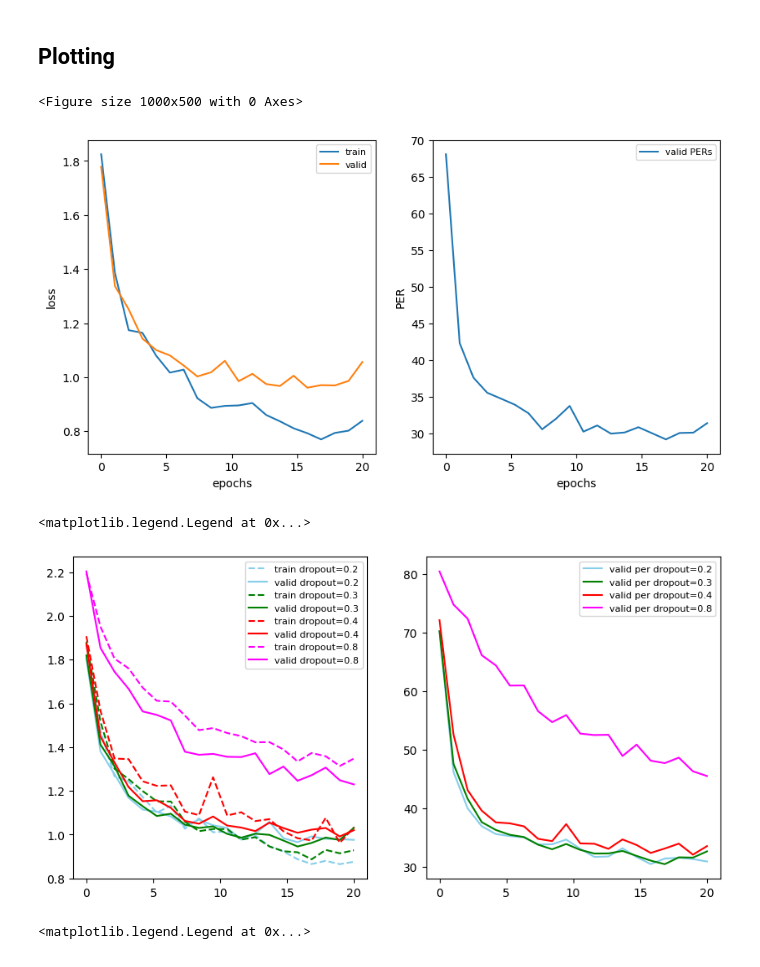
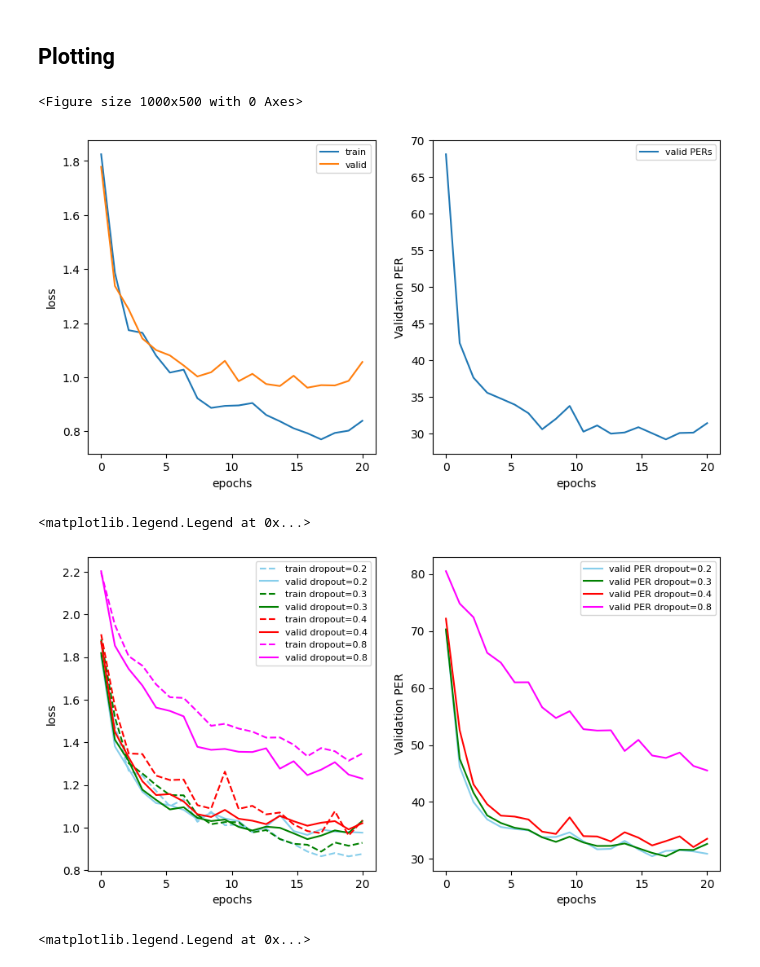
Before and after one commit to ElijahGut/mlmi2, a Jupyter notebook: MLMI2_Lab.ipynb, the cells around one changed output. Drawn from its saved outputs; the diff is of its cells as text; code cells hidden in the pictures.

```diff
--- a/MLMI2_Lab.ipynb
+++ b/MLMI2_Lab.ipynb
@@ -521,12 +521,12 @@ ax[0].legend(fontsize=8)
 
 ax[1].plot(xs,pers, label='valid PERs')
 ax[1].set_xlabel('epochs')
-ax[1].set_ylabel('PER')
+ax[1].set_ylabel('Validation PER')
 ax[1].legend(fontsize=8)
 plt.show()
 # %% [output]
 <Figure size 1000x500 with 0 Axes>
-[figure, old version]
+[figure, new version]
 # %%
 # q3.1.1 - reg - dropout
 train_loss_20 = [
@@ -719,34 +719,38 @@ PERs_2 = [70.29, 47.57, 41.64, 37.65, 36.31, 35.48, 35.1, 33.8, 33.01, 33.91, 32
 PERs_3 = [72.17, 52.58, 43.11, 39.61, 37.61, 37.44, 36.93, 34.8, 34.4, 37.3, 34.01, 33.95, 33.08, 34.69, 33.74, 32.38, 33.14, 33.97, 32.09, 33.55]
 PERs_4 = [80.5, 74.82, 72.42, 66.18, 64.44, 60.99, 61.01, 56.61, 54.74, 55.94, 52.78, 52.53, 52.58, 48.95, 50.9, 48.16, 47.73, 48.67, 46.33, 45.53]
 
 fig, ax = plt.subplots(1,2, figsize=(10,5))
 
 
 # plt.figure(figsize=(10,5))
 xs = np.linspace(0,20,20)
 ax[0].plot(xs,train_loss_20, label='train dropout=0.2', c='skyblue', linestyle='--')
 ax[0].plot(xs,valid_loss_20, label='valid dropout=0.2', c='skyblue')
 
 ax[0].plot(xs,train_loss_30, label='train dropout=0.3', c='g', linestyle='--')
 ax[0].plot(xs,valid_loss_30, label='valid dropout=0.3', c='g')
 
 ax[0].plot(xs,train_loss_40, label='train dropout=0.4', c='r', linestyle='--')
 ax[0].plot(xs,valid_loss_40, label='valid dropout=0.4', c='r')
 
 ax[0].plot(xs,train_loss_80, label='train dropout=0.8', c='magenta', linestyle='--')
 ax[0].plot(xs,valid_loss_80, label='valid dropout=0.8', c='magenta')
+ax[0].set_xlabel('epochs')
+ax[0].set_ylabel('loss')
 
 ax[0].legend(fontsize=8)
 
 ax[1].plot(xs,PERs_1, label='valid PER dropout=0.2', c='skyblue')
 ax[1].plot(xs,PERs_2, label='valid PER dropout=0.3', c='g')
 ax[1].plot(xs,PERs_3, label='valid PER dropout=0.4', c='r')
 ax[1].plot(xs,PERs_4, label='valid PER dropout=0.8', c='magenta')
+ax[1].set_xlabel('epochs')
+ax[1].set_ylabel('Validation PER')
 
 ax[1].legend(fontsize=8)
 # %% [output]
 <matplotlib.legend.Legend at 0x...>
-[figure, old version]
+[figure, new version]
 # %%
 # q3.1.1 - reg - clip
 #0.5
```
Also changed, not shown: parts of 2 cells of this notebook, 2 other files.
